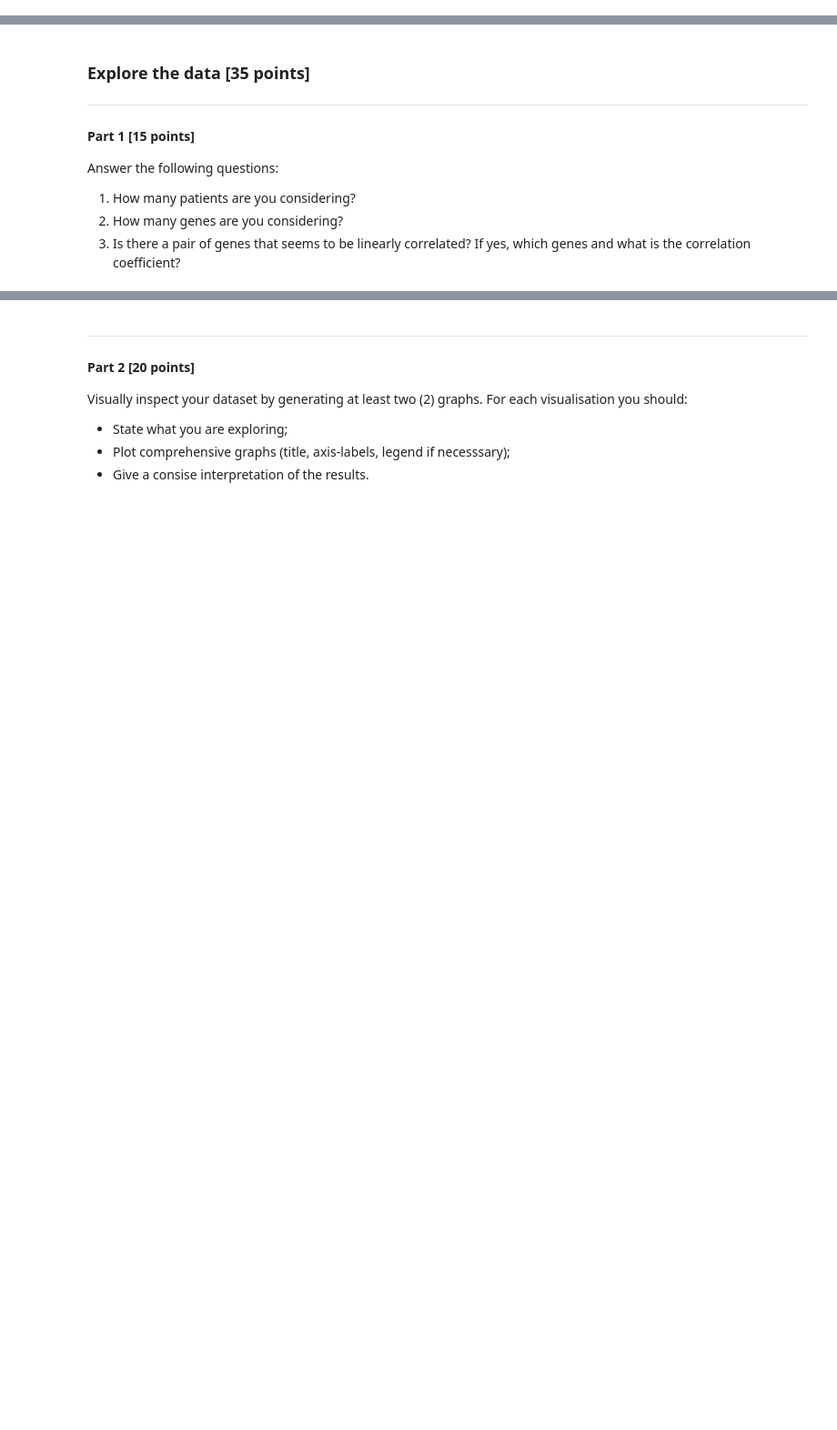
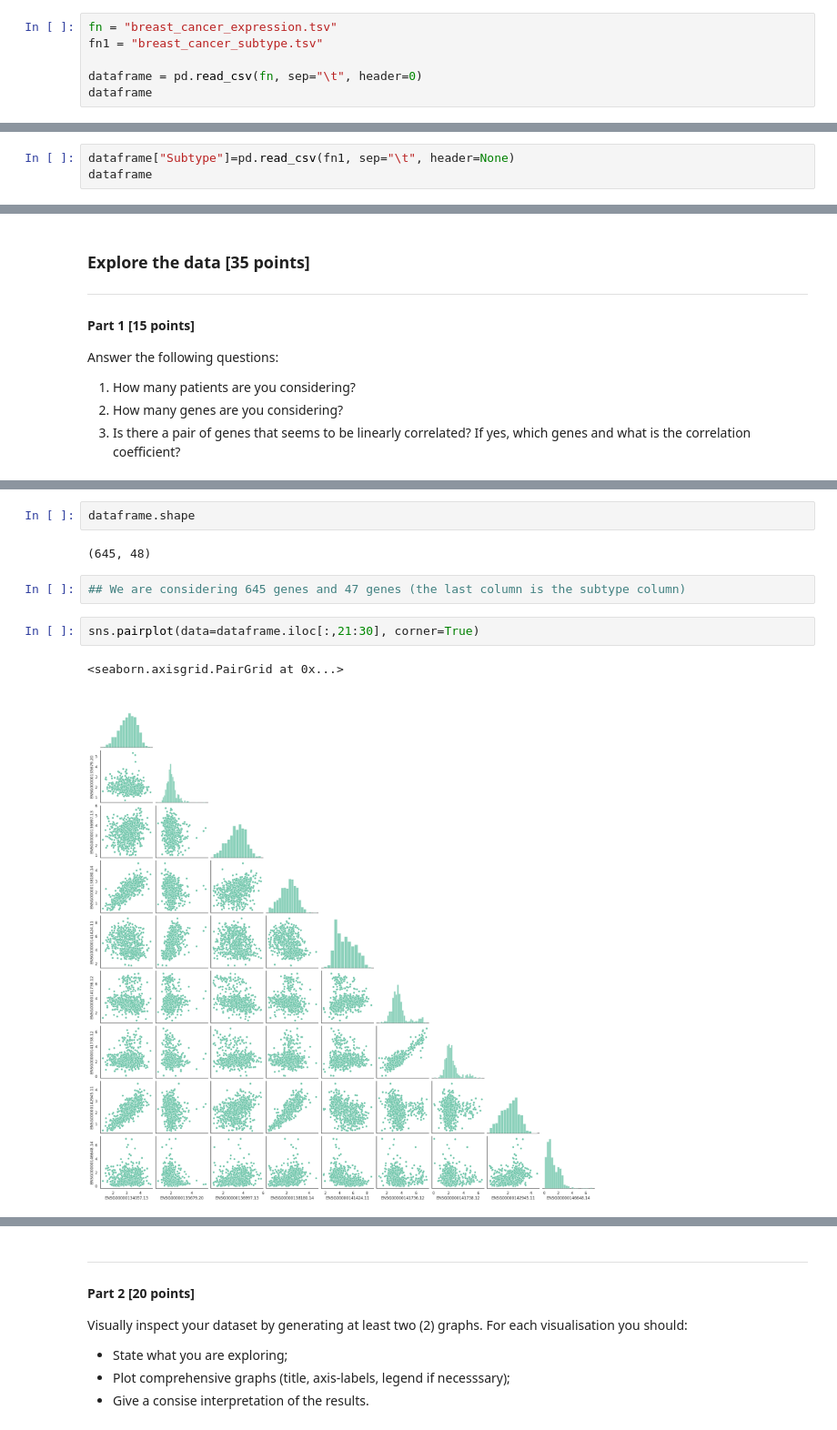
Before and after one commit to AngeliqueGallinari/BIM6065C, a Jupyter notebook: data_analysis_3.ipynb, the cells around one changed output, grey strips where cells are left out. Shown at 91% size. Saved outputs shown, nothing was run; the diff lists cells and outputs as text; blank space fills up the shorter version.

```diff
--- a/data_analysis_3.ipynb
+++ b/data_analysis_3.ipynb
@@ -234,3 +234,9 @@ You wonder if you can cluster patient, from their expression profil, by clinical
 ** The expression values are already log-transformed
 # %% [markdown]
 ### Create a dataframe of the data
+# %%
+fn = "breast_cancer_expression.tsv"
+fn1 = "breast_cancer_subtype.tsv"
+
+dataframe = pd.read_csv(fn, sep="\t", header=0)
+dataframe
@@ -236,0 +274,3 @@ You wonder if you can cluster patient, from their expression profil, by clinical
+# %%
+dataframe["Subtype"]=pd.read_csv(fn1, sep="\t", header=None)
+dataframe
@@ -250,0 +301,11 @@ ENSG00000117399.12  vs.  ENSG00000142945.11  ------> 0.92
+# %%
+dataframe.shape
+# %% [output]
+(645, 48)
+# %%
+## We are considering 645 genes and 47 genes (the last column is the subtype column)
+# %%
+sns.pairplot(data=dataframe.iloc[:,21:30], corner=True)
+# %% [output]
+<seaborn.axisgrid.PairGrid at 0x...>
+[figure, added]
```
Also changed, not shown: parts of 8 cells of this notebook.
